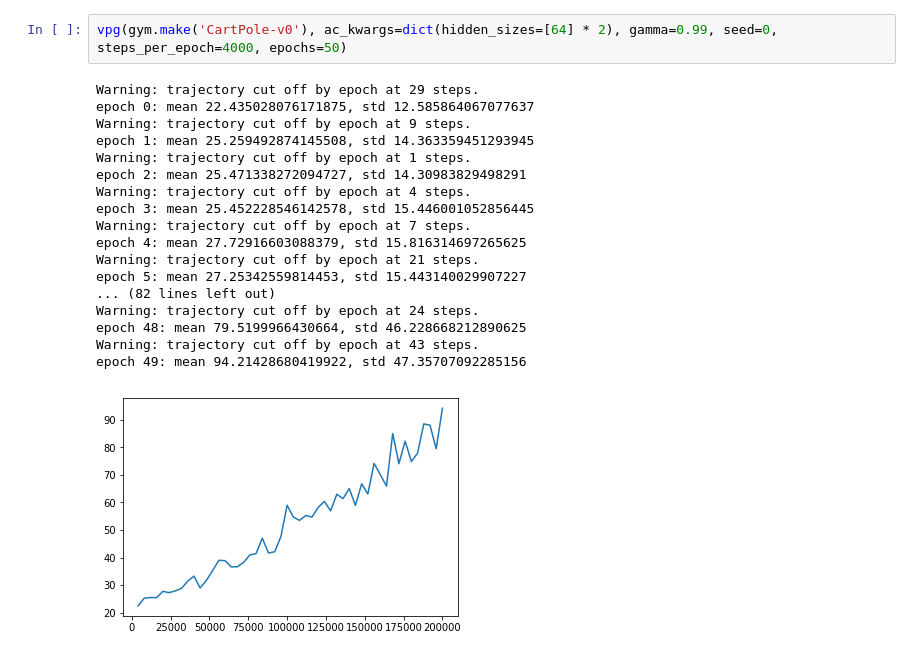
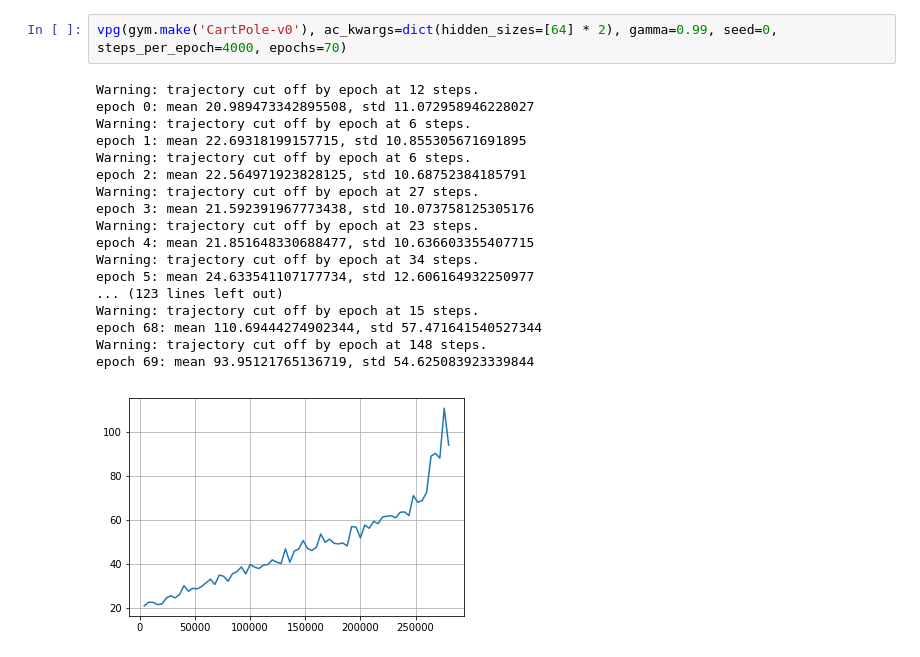
Before and after one commit to michaelguan1992/spinningup-in-deeprl-tensorflow2, a Jupyter notebook: algos/vpg.ipynb, the cells around one changed output. Cells and saved outputs as stored; diff of their text form.

```diff
--- a/algos/vpg.ipynb
+++ b/algos/vpg.ipynb
@@ -278,21 +296,21 @@ def vpg(env, ac_kwargs=None, seed=0, steps_per_epoch=4000, epochs=50, gamma=0.99
 # %%
-vpg(gym.make('CartPole-v0'), ac_kwargs=dict(hidden_sizes=[64] * 2), gamma=0.99, seed=0, steps_per_epoch=4000, epochs=50)
+vpg(gym.make('CartPole-v0'), ac_kwargs=dict(hidden_sizes=[64] * 2), gamma=0.99, seed=0, steps_per_epoch=4000, epochs=70)
 # %% [output]
-Warning: trajectory cut off by epoch at 29 steps.
-epoch 0: mean 22.435028076171875, std 12.585864067077637
-Warning: trajectory cut off by epoch at 9 steps.
-epoch 1: mean 25.259492874145508, std 14.363359451293945
-Warning: trajectory cut off by epoch at 1 steps.
-epoch 2: mean 25.471338272094727, std 14.30983829498291
-Warning: trajectory cut off by epoch at 4 steps.
-epoch 3: mean 25.452228546142578, std 15.446001052856445
-Warning: trajectory cut off by epoch at 7 steps.
-epoch 4: mean 27.72916603088379, std 15.816314697265625
-Warning: trajectory cut off by epoch at 21 steps.
-epoch 5: mean 27.25342559814453, std 15.443140029907227
-... (82 lines left out)
-Warning: trajectory cut off by epoch at 24 steps.
-epoch 48: mean 79.5199966430664, std 46.228668212890625
-Warning: trajectory cut off by epoch at 43 steps.
-epoch 49: mean 94.21428680419922, std 47.35707092285156
+Warning: trajectory cut off by epoch at 12 steps.
+epoch 0: mean 20.989473342895508, std 11.072958946228027
+Warning: trajectory cut off by epoch at 6 steps.
+epoch 1: mean 22.69318199157715, std 10.855305671691895
+Warning: trajectory cut off by epoch at 6 steps.
+epoch 2: mean 22.564971923828125, std 10.68752384185791
+Warning: trajectory cut off by epoch at 27 steps.
+epoch 3: mean 21.592391967773438, std 10.073758125305176
+Warning: trajectory cut off by epoch at 23 steps.
+epoch 4: mean 21.851648330688477, std 10.636603355407715
+Warning: trajectory cut off by epoch at 34 steps.
+epoch 5: mean 24.633541107177734, std 12.606164932250977
+... (123 lines left out)
+Warning: trajectory cut off by epoch at 15 steps.
+epoch 68: mean 110.69444274902344, std 57.471641540527344
+Warning: trajectory cut off by epoch at 148 steps.
+epoch 69: mean 93.95121765136719, std 54.625083923339844
-[figure, old version]
+[figure, new version]
```
Also changed, not shown: parts of 7 cells of this notebook.
